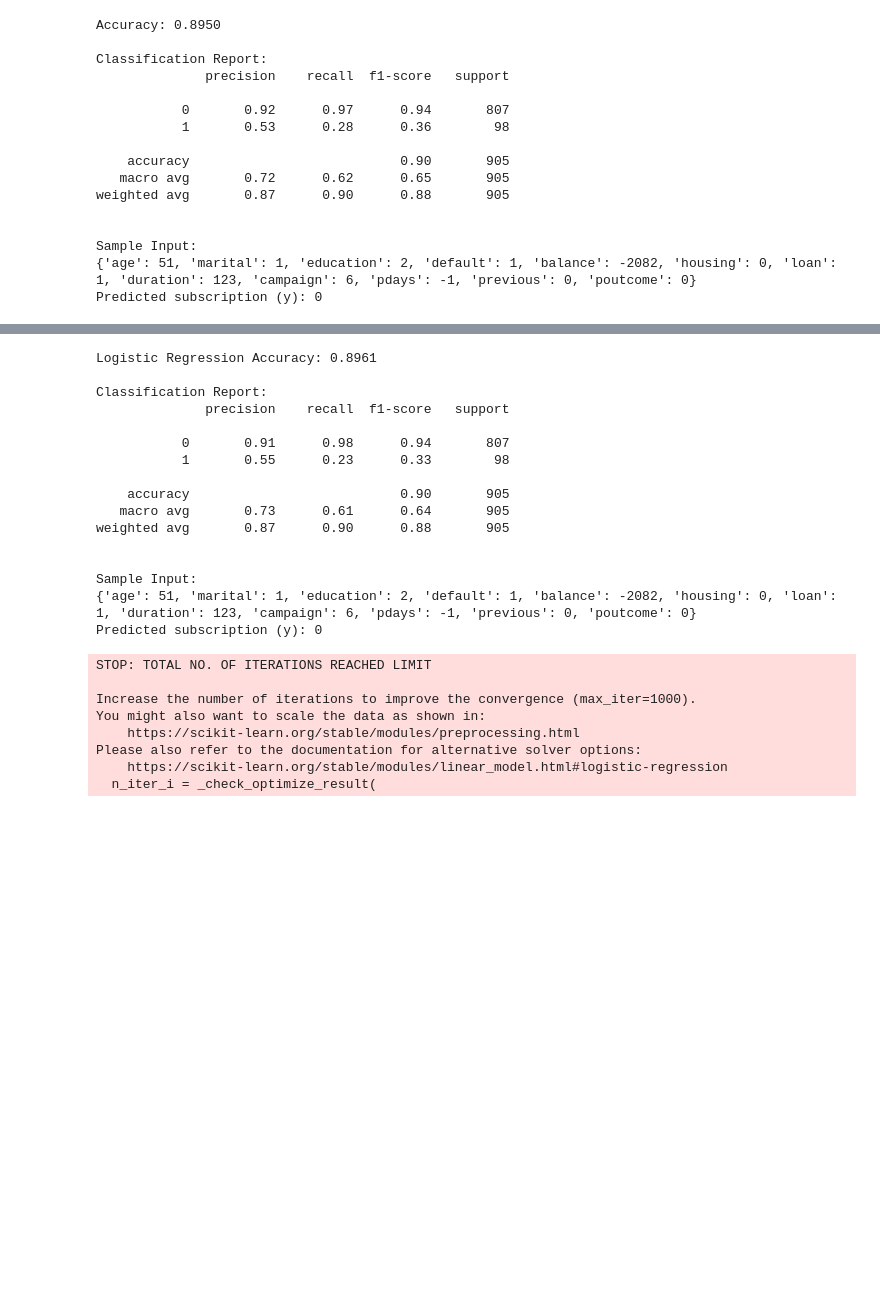
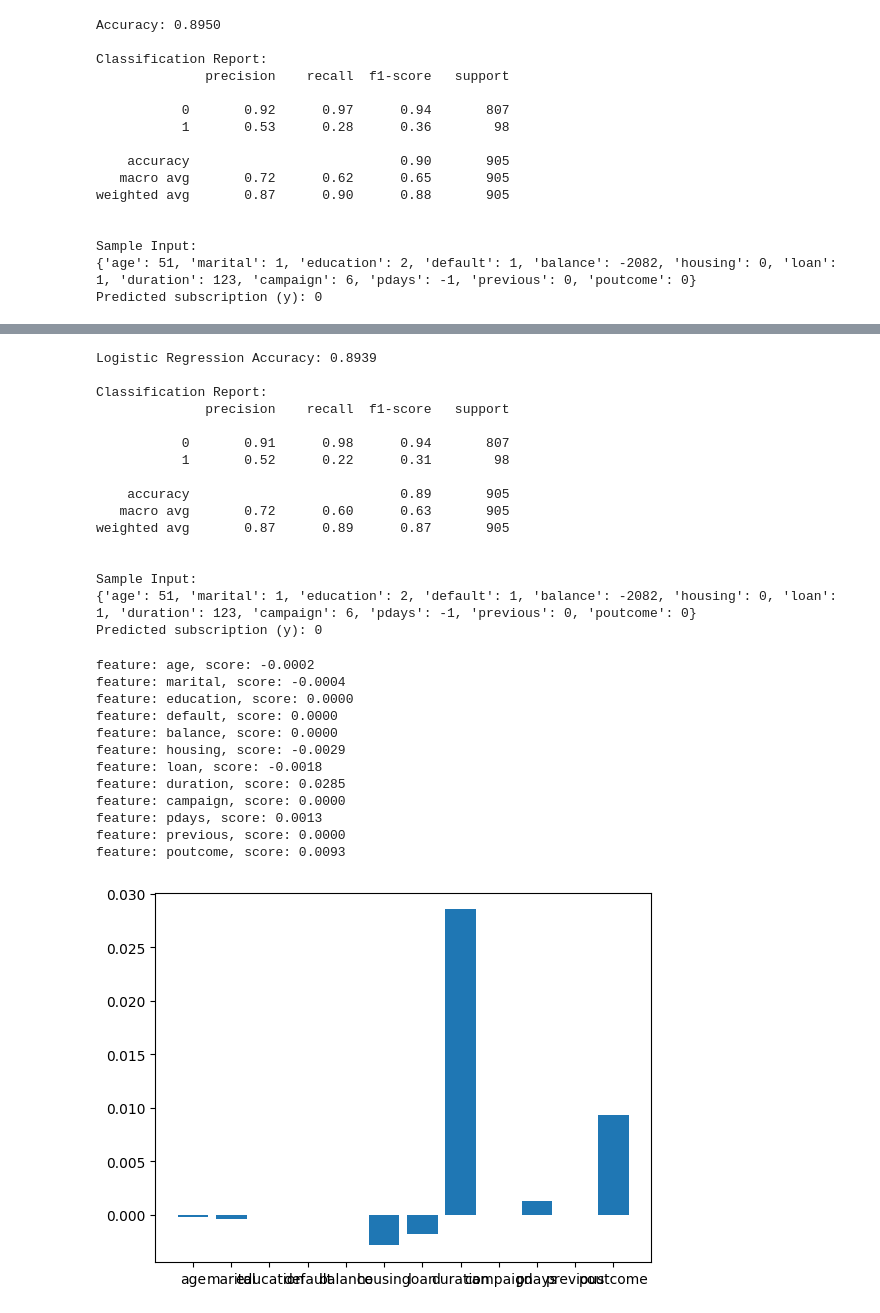
Before and after one commit to zinnew/bachelor, a Jupyter notebook: ml.ipynb, the cells around one changed output, grey strips where cells are left out. Drawn from its saved outputs; the diff is of its cells as text; code cells hidden in the pictures; blank space fills up the shorter version.

```diff
--- a/ml.ipynb
+++ b/ml.ipynb
@@ -219,7 +244,7 @@ y = df['y'] #target variable
 
 X_train, X_test, y_train, y_test = train_test_split(X, y, test_size=0.2, random_state=42)
 
-clf = LogisticRegression(max_iter=1000, random_state=42)
+clf = LogisticRegression(max_iter=10000, random_state=42)
 clf.fit(X_train, y_train)
 
 acc = accuracy_score(y_test, clf.predict(X_test))
@@ -235,27 +260,42 @@ sample_dict = sample.iloc[0].to_dict()
 print(f'\nSample Input:\n{sample_dict}')
 print(f'Predicted subscription (y): {predictions[0]}')
 # %% [output]
-Logistic Regression Accuracy: 0.8961
+Logistic Regression Accuracy: 0.8939
 
 Classification Report:
               precision    recall  f1-score   support
 
            0       0.91      0.98      0.94       807
-           1       0.55      0.23      0.33        98
+           1       0.52      0.22      0.31        98
 
-    accuracy                           0.90       905
-   macro avg       0.73      0.61      0.64       905
-weighted avg       0.87      0.90      0.88       905
+    accuracy                           0.89       905
+   macro avg       0.72      0.60      0.63       905
+weighted avg       0.87      0.89      0.87       905
 
 
 Sample Input:
 {'age': 51, 'marital': 1, 'education': 2, 'default': 1, 'balance': -2082, 'housing': 0, 'loan': 1, 'duration': 123, 'campaign': 6, 'pdays': -1, 'previous': 0, 'poutcome': 0}
 Predicted subscription (y): 0
-STOP: TOTAL NO. OF ITERATIONS REACHED LIMIT
-
-Increase the number of iterations to improve the convergence (max_iter=1000).
-You might also want to scale the data as shown in:
-    https://scikit-learn.org/stable/modules/preprocessing.html
-Please also refer to the documentation for alternative solver options:
-    https://scikit-learn.org/stable/modules/linear_model.html#logistic-regression
-  n_iter_i = _check_optimize_result(
+# %%
+#permutation feature importance
+results = permutation_importance(clf, X_test, y_test, scoring='accuracy')
+for i, v in enumerate(results.importances_mean):
+    print(f'feature: {X.columns[i]}, score: {v:.4f}')
+
+#visualize feature importance
+plt.bar([X.columns[i] for i in range(len(results.importances_mean))], results.importances_mean)
+plt.show()
+# %% [output]
+feature: age, score: -0.0002
+feature: marital, score: -0.0004
+feature: education, score: 0.0000
+feature: default, score: 0.0000
+feature: balance, score: 0.0000
+feature: housing, score: -0.0029
+feature: loan, score: -0.0018
+feature: duration, score: 0.0285
+feature: campaign, score: 0.0000
+feature: pdays, score: 0.0013
+feature: previous, score: 0.0000
+feature: poutcome, score: 0.0093
+[figure, added]
```
Also changed, not shown: parts of 1 cell of this notebook, 1 other file.
